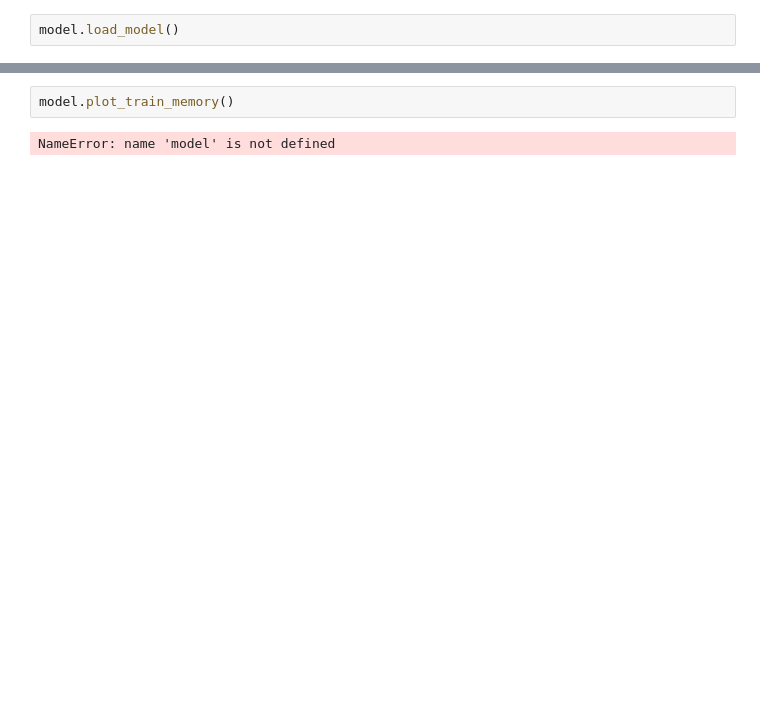
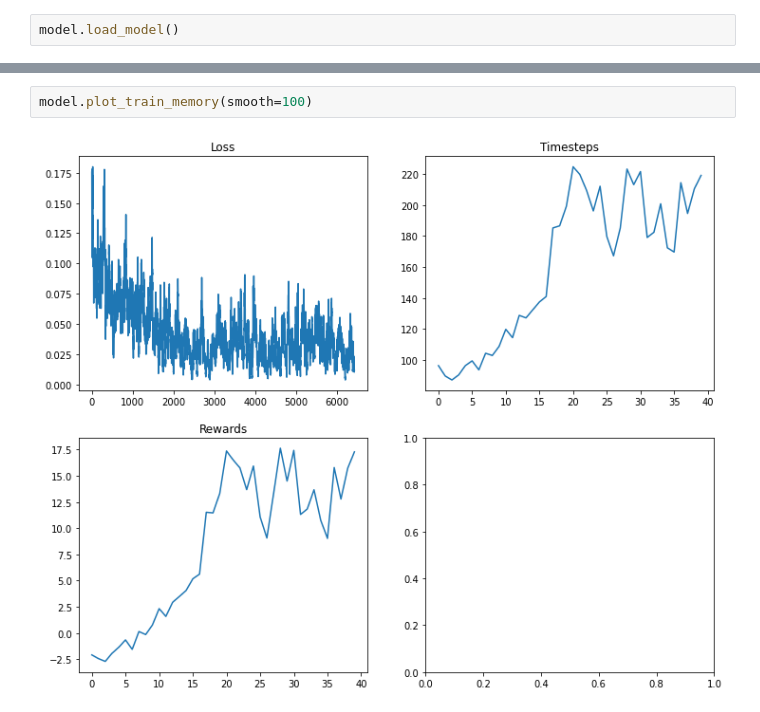
Before and after one commit to teodorus-nathaniel/rl-wave, a Jupyter notebook: qlearning-target.ipynb, the cells around one changed output, grey strips where cells are left out. Saved outputs shown, nothing was run; the diff lists cells and outputs as text; blank space fills up the shorter version.

```diff
--- a/qlearning-target.ipynb
+++ b/qlearning-target.ipynb
@@ -24,6 +24,6 @@ EPOCH: 999, total reward: 4.495485305786133, timestep: 124, epsilon: 0.049999999
 # %%
-model.plot_train_memory()
+model.plot_train_memory(smooth=100)
 # %% [output]
-NameError: name 'model' is not defined
+[figure, added]
 # %%
 model.save_model()
```
Also changed, not shown: parts of 6 cells of this notebook, 7 other files.
